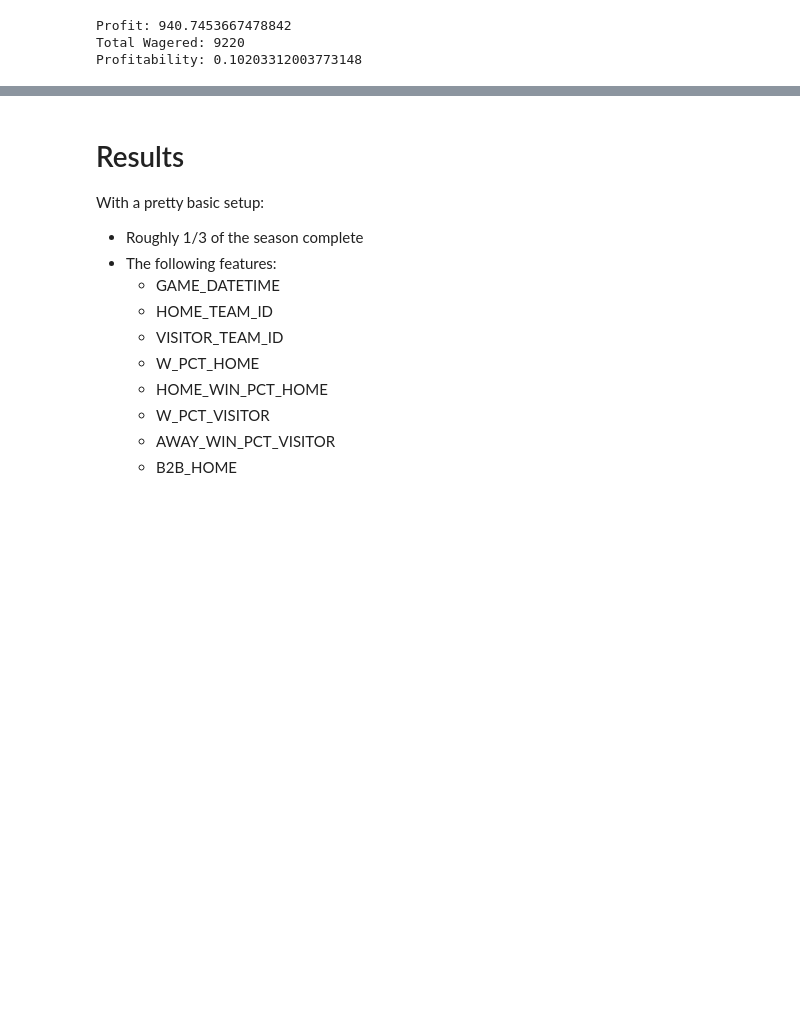
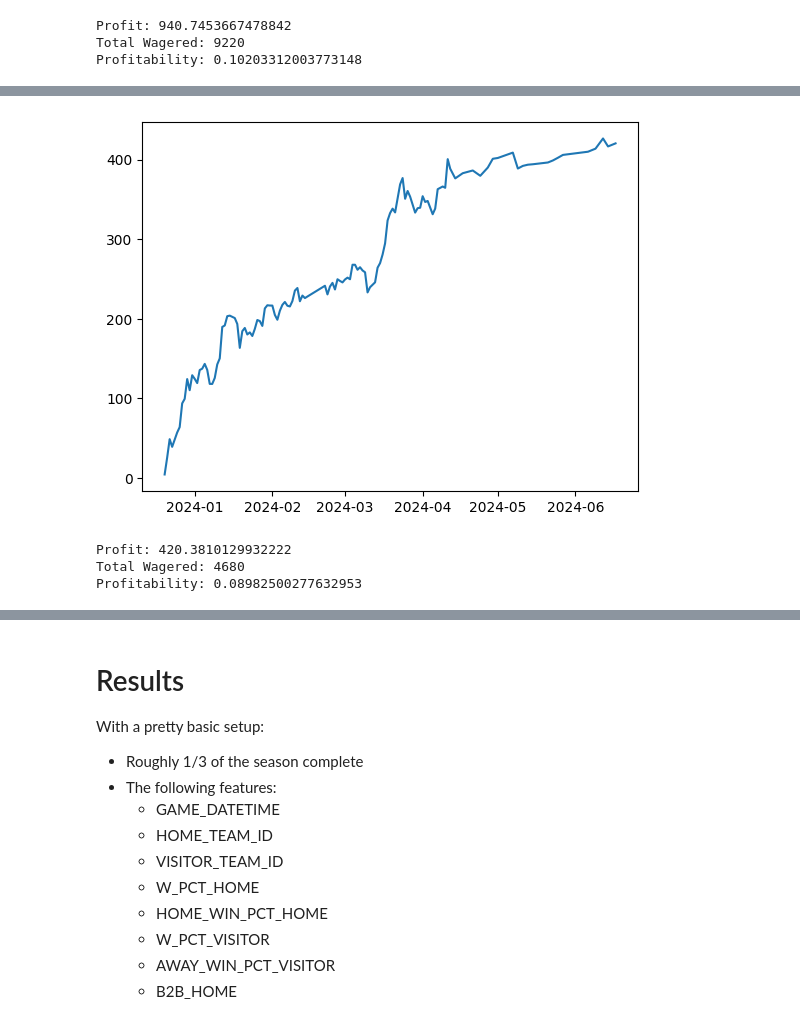
Before and after one commit to dgliwa/nba-pickem, a Jupyter notebook: notebooks/predict_wins.ipynb, the cells around one changed output, grey strips where cells are left out. Drawn from its saved outputs; the diff is of its cells as text; code cells hidden in the pictures; blank space fills up the shorter version.

Commit message:
More profit analysis

```diff
--- a/notebooks/predict_wins.ipynb
+++ b/notebooks/predict_wins.ipynb
@@ -1031,0 +1060,14 @@ Profitability: 0.10203312003773148
+# %%
+
+stronger_test_profit = stronger_test["PROFIT"].sum()
+
+plt.plot(stronger_test["GAME_DATETIME_OBJ"].unique(), stronger_test.groupby("GAME_DATETIME_OBJ")["PROFIT"].sum().cumsum())
+plt.show()
+print(f"Profit: {stronger_test_profit}")
+print(f"Total Wagered: {len(stronger_test) * 10 }")
+print(f"Profitability: {stronger_test_profit / (len(stronger_test) * 10)}")
+# %% [output]
+[figure, added]
+Profit: 420.3810129932222
+Total Wagered: 4680
+Profitability: 0.08982500277632953
```
Also changed, not shown: parts of 18 cells of this notebook.
